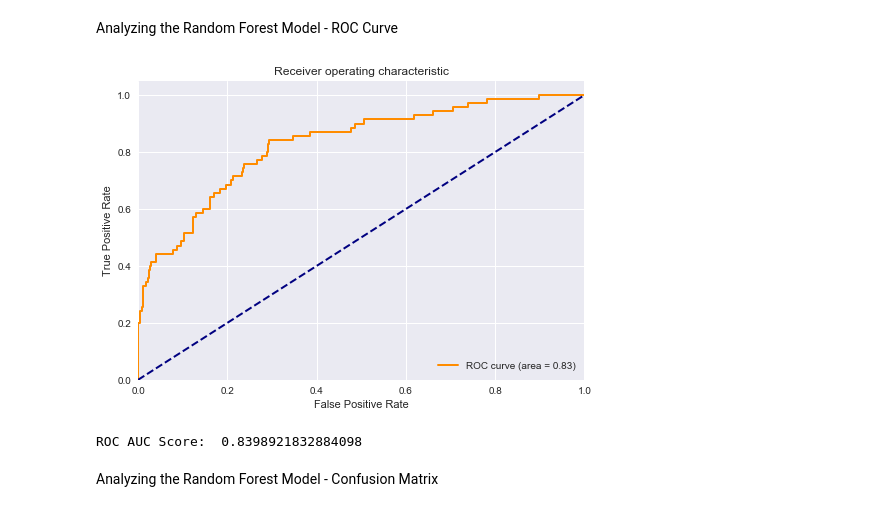
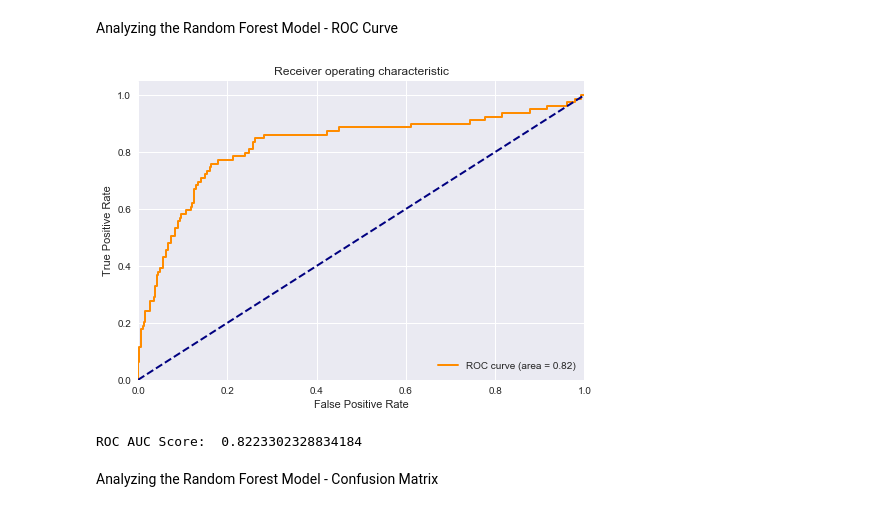
Before and after one commit to vincentdu101/HR-Employee-Attrition---Classification, a Jupyter notebook: EmployeeAttritionAnalysis.ipynb, the cells around one changed output. Drawn from its saved outputs; the diff is of its cells as text; code cells hidden in the pictures.

```diff
--- a/EmployeeAttritionAnalysis.ipynb
+++ b/EmployeeAttritionAnalysis.ipynb
@@ -325,11 +304,11 @@ Log Loss:       0.3372054874221374
 # %% [markdown]
 Analyzing the Random Forest Model - ROC Curve
 # %%
-graphROCCurve(y_test, y_pred_pos)
+graphROCCurve(y_test, y_pred_prob)
 print("ROC AUC Score: ", metrics.roc_auc_score(y_test, y_pred_prob, average="micro"))
 # %% [output]
-[figure, old version]
+[figure, new version]
-ROC AUC Score:  0.8398921832884098
+ROC AUC Score:  0.8223302328834184
 # %% [markdown]
 Analyzing the Random Forest Model - Confusion Matrix
 # %%
```
Also changed, not shown: parts of 12 cells of this notebook.
